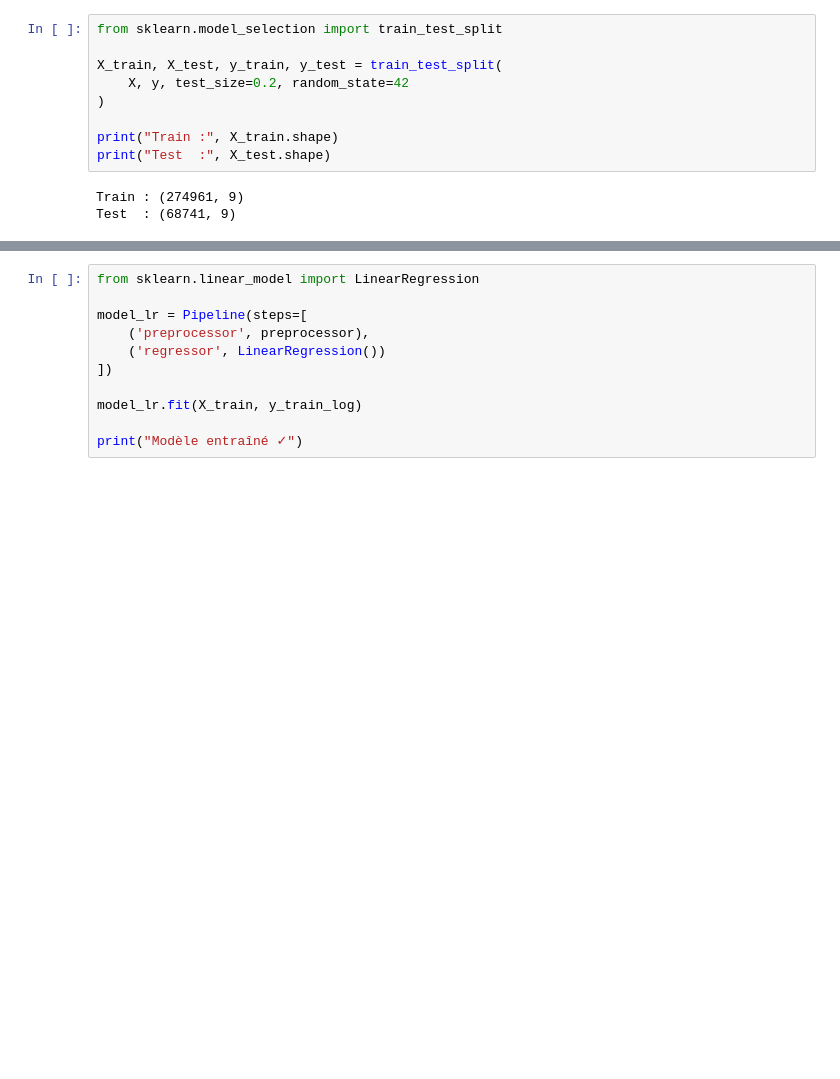
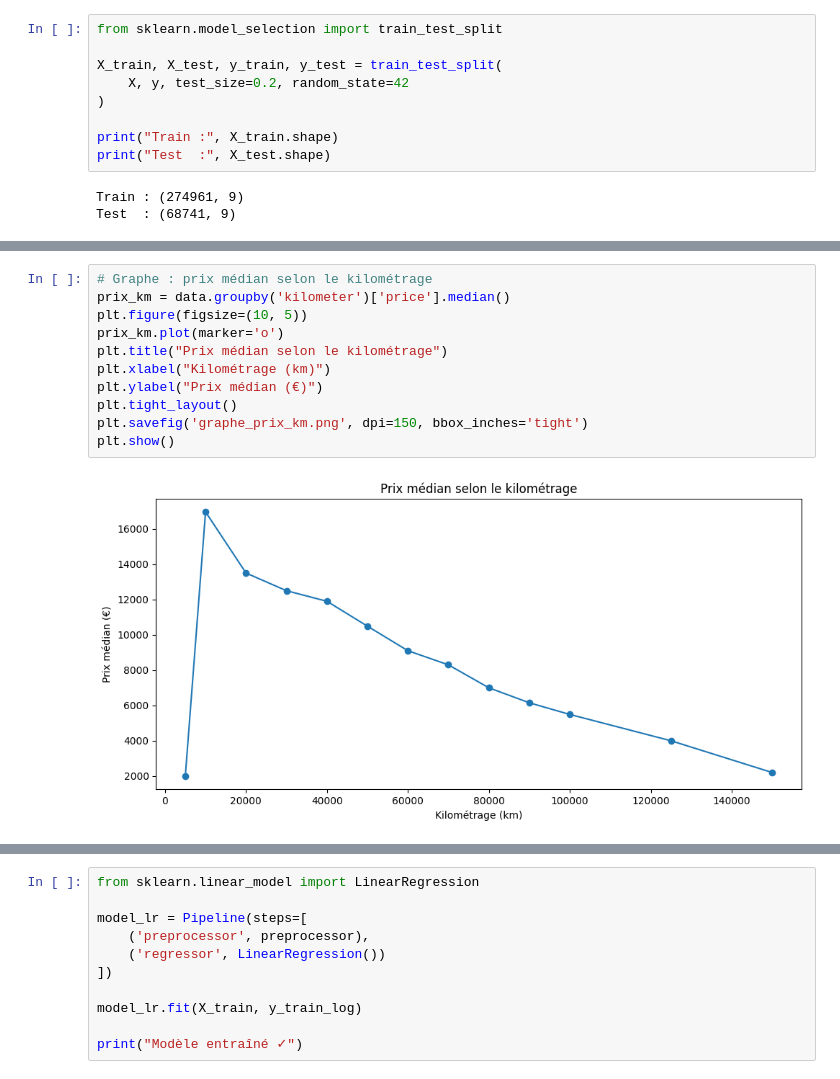
Before and after one commit to badidiM/ML_project_carprice_prediction, a Jupyter notebook: notebook.ipynb, the cells around one changed output, grey strips where cells are left out. Cells and saved outputs as stored; diff of their text form; blank space fills up the shorter version.

```diff
--- a/notebook.ipynb
+++ b/notebook.ipynb
@@ -250,0 +306,13 @@ plt.show()
+# %%
+# Graphe : prix médian selon le kilométrage
+prix_km = data.groupby('kilometer')['price'].median()
+plt.figure(figsize=(10, 5))
+prix_km.plot(marker='o')
+plt.title("Prix médian selon le kilométrage")
+plt.xlabel("Kilométrage (km)")
+plt.ylabel("Prix médian (€)")
+plt.tight_layout()
+plt.savefig('graphe_prix_km.png', dpi=150, bbox_inches='tight')
+plt.show()
+# %% [output]
+[figure, added]
```
Also changed, not shown: parts of 39 cells of this notebook, 6 other files.
